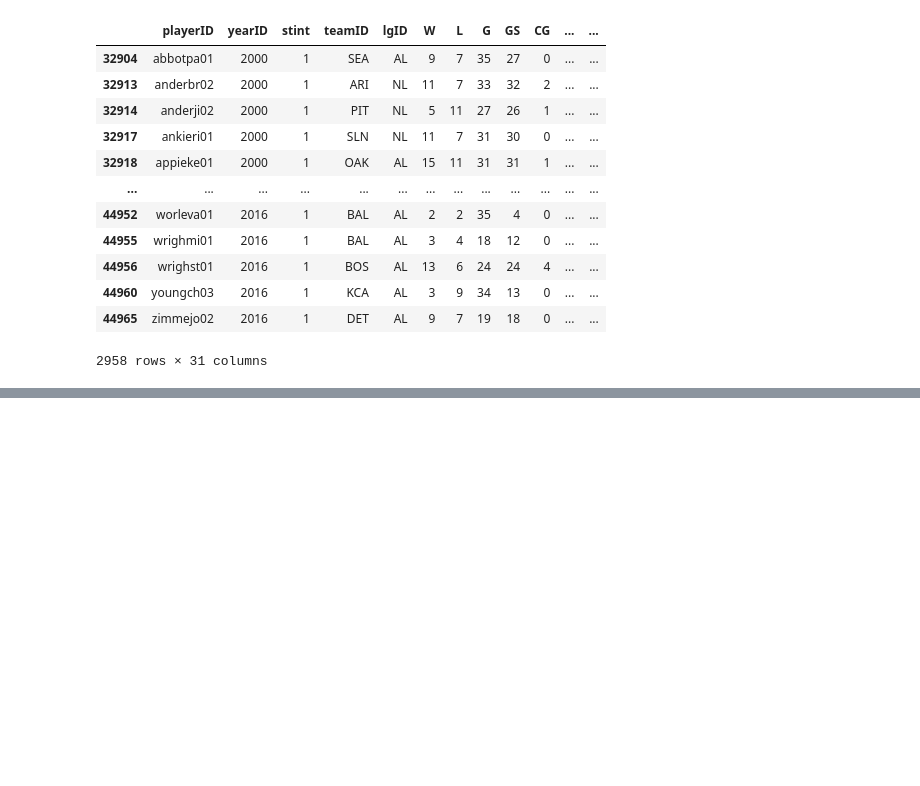
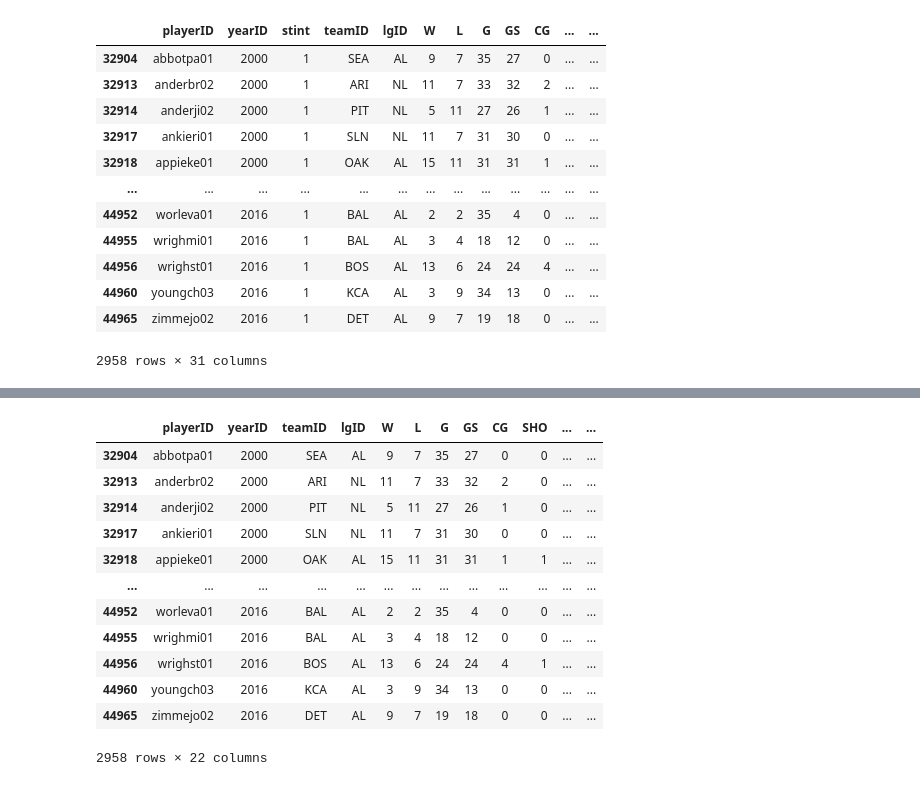
Before and after one commit to Jenny16x/TeamSix, a Jupyter notebook: Pitcher_Salary_Cleaning.ipynb, the cells around one changed output, grey strips where cells are left out. Cells and saved outputs as stored; diff of their text form; code cells hidden in the pictures; blank space fills up the shorter version.

```diff
--- a/Pitcher_Salary_Cleaning.ipynb
+++ b/Pitcher_Salary_Cleaning.ipynb
@@ -169,0 +170,17 @@ psfull
+# %%
+ps_reduced = psfull.drop(["SV", "stint", "BAOpp", "IBB", "HBP", "BK", "SH", "SF", "GIDP"], 1)
+ps_reduced
+# %% [output]
+|  | playerID | yearID | teamID | lgID | W | L | G | GS | CG | SHO | ... | ... |
+| 32904 | abbotpa01 | 2000 | SEA | AL | 9 | 7 | 35 | 27 | 0 | 0 | ... | ... |
+| 32913 | anderbr02 | 2000 | ARI | NL | 11 | 7 | 33 | 32 | 2 | 0 | ... | ... |
+| 32914 | anderji02 | 2000 | PIT | NL | 5 | 11 | 27 | 26 | 1 | 0 | ... | ... |
+| 32917 | ankieri01 | 2000 | SLN | NL | 11 | 7 | 31 | 30 | 0 | 0 | ... | ... |
+| 32918 | appieke01 | 2000 | OAK | AL | 15 | 11 | 31 | 31 | 1 | 1 | ... | ... |
+| ... | ... | ... | ... | ... | ... | ... | ... | ... | ... | ... | ... | ... |
+| 44952 | worleva01 | 2016 | BAL | AL | 2 | 2 | 35 | 4 | 0 | 0 | ... | ... |
+| 44955 | wrighmi01 | 2016 | BAL | AL | 3 | 4 | 18 | 12 | 0 | 0 | ... | ... |
+| 44956 | wrighst01 | 2016 | BOS | AL | 13 | 6 | 24 | 24 | 4 | 1 | ... | ... |
+| 44960 | youngch03 | 2016 | KCA | AL | 3 | 9 | 34 | 13 | 0 | 0 | ... | ... |
+| 44965 | zimmejo02 | 2016 | DET | AL | 9 | 7 | 19 | 18 | 0 | 0 | ... | ... |
+2958 rows × 22 columns
```
Also changed, not shown: parts of 4 cells of this notebook.
